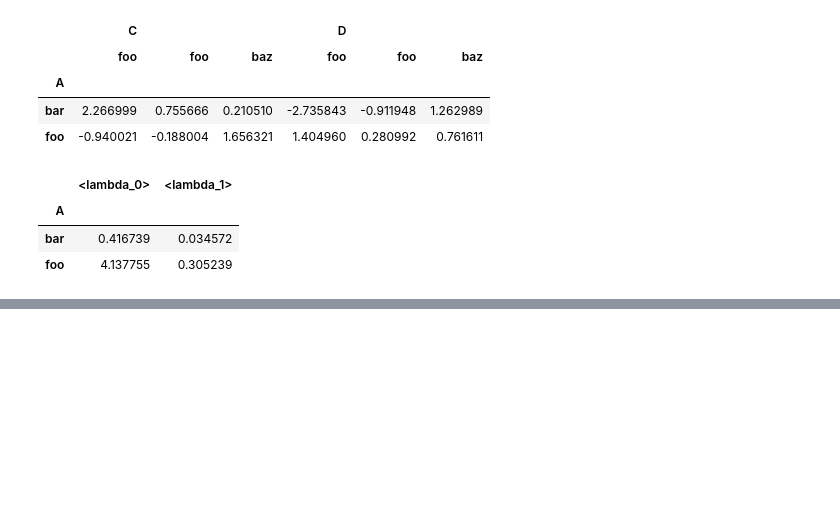
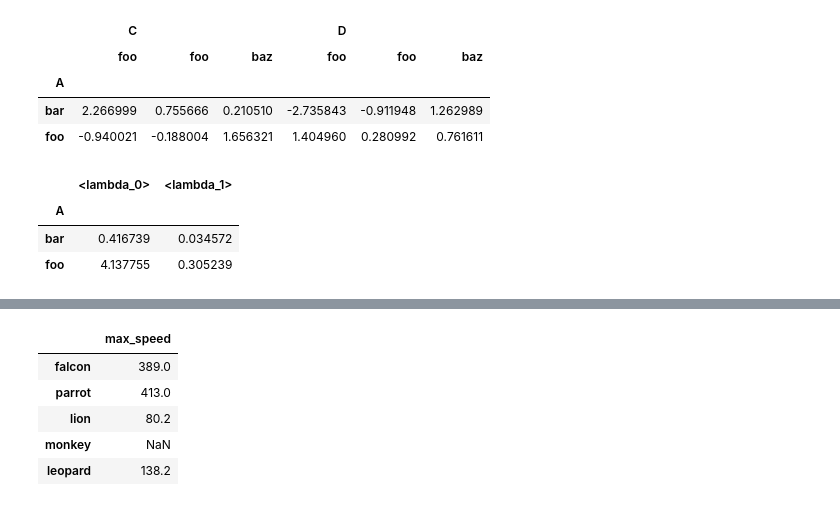
Before and after one commit to ilyak93/self-studying, a Jupyter notebook: DataEngineering/pandas/pandas_groupby.ipynb, the cells around one changed output, grey strips where cells are left out. Saved outputs shown, nothing was run; the diff lists cells and outputs as text; code cells hidden in the pictures; blank space fills up the shorter version.

```diff
--- a/DataEngineering/pandas/pandas_groupby.ipynb
+++ b/DataEngineering/pandas/pandas_groupby.ipynb
@@ -1086,0 +1143,11 @@ grouped.agg({"C": "sum", "D": "std"})
+# %%
+grouped = speeds.groupby("class")[["max_speed"]]
+# %%
+grouped.transform("cumsum")
+# %% [output]
+|  | max_speed |
+| falcon | 389.0 |
+| parrot | 413.0 |
+| lion | 80.2 |
+| monkey | NaN |
+| leopard | 138.2 |
```
Also changed, not shown: parts of 53 cells of this notebook.
